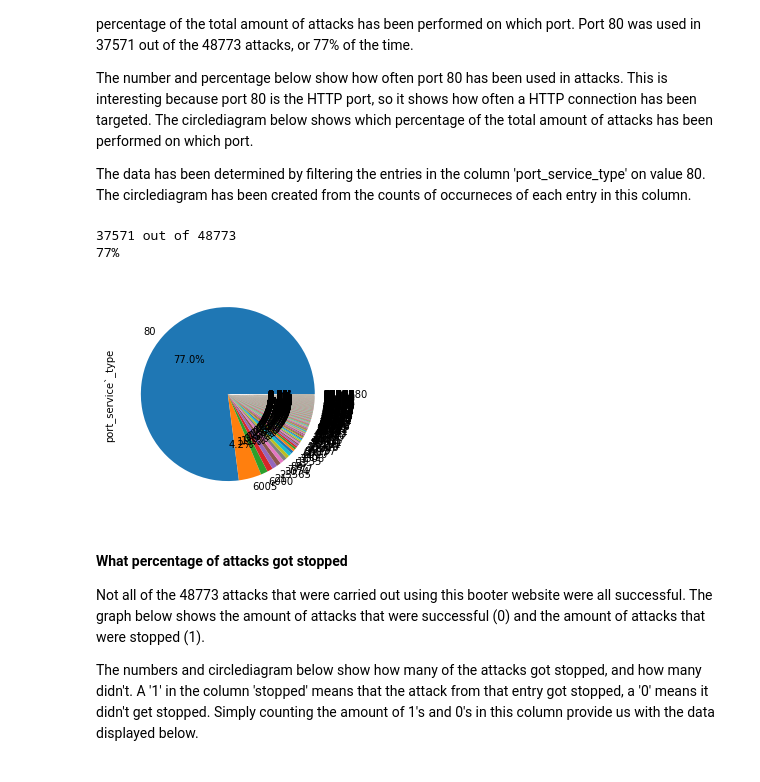
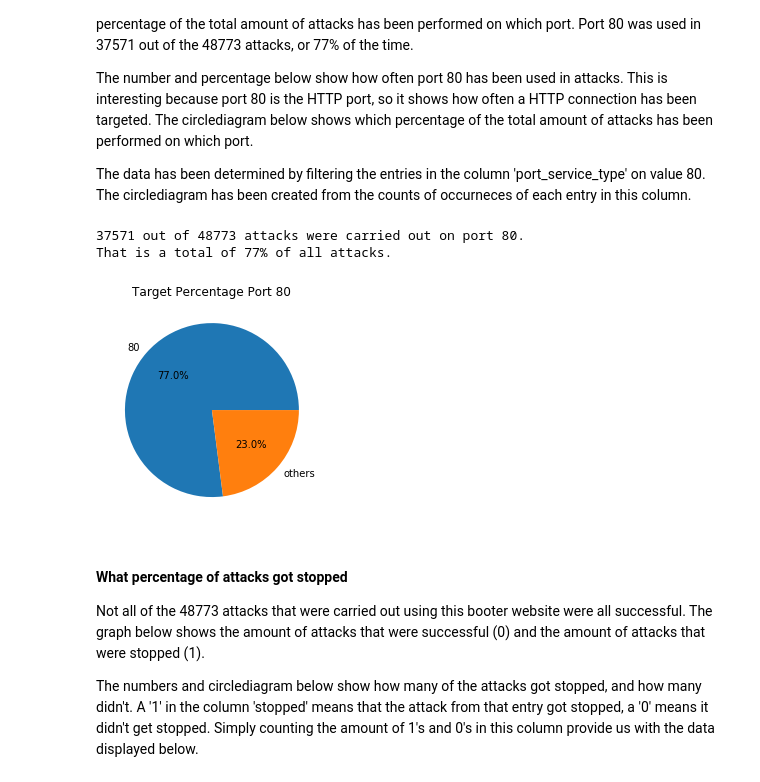
Before and after one commit to NijeboerFrank/jupyter-assignment-3, a Jupyter notebook: assignment2.ipynb, the cells around one changed output. Cells and saved outputs as stored; diff of their text form; code cells hidden in the pictures.

Commit message:
pie chart edits and documetation

```diff
--- a/assignment2.ipynb
+++ b/assignment2.ipynb
@@ -218,23 +223,30 @@ The circlediagram below shows which percentage of the total amount of attacks ha
 
 The data has been determined by filtering the entries in the column 'port_service_type' on value 80. The circlediagram has been created from the counts of occurneces of each entry in this column.
 # %%
+import pandas as pd
 # Get entries in 'port_service' column that equal 80
 port80_attacks = attack_df[attack_df['port_service`_type']==80]
 # Display lenght of entries, resulting in int of entries in the DataFrame compared to total number of entries
-print(str(len(port80_attacks)) + ' out of ' + str(len(attack_entries)))
+print(str(len(port80_attacks)) + ' out of ' + str(len(attack_entries)) + ' attacks were carried out on port 80.')
 # Calculate and display percentage of '80' entries
-print(str(int(len(port80_attacks)/len(attack_entries)*100))+'%')
+print('That is a total of ' + str(int(len(port80_attacks)/len(attack_entries)*100))+'% of all attacks.')
 
 # Count number of entries for each value in 'port_service' column
-port80_plot = attack_df["port_service`_type"].value_counts()
+port80_df = attack_df["port_service`_type"].value_counts()
+# Create new Series containing only number of entries for value with most entries
+df2 = port80_df[:1].copy()
+# Group other entries into 'others' category, sum their amount of entries and append to new Series
+port80_plot = df2.append(pd.Series({ 'others': port80_df[1:].sum()}))
 # Plot pie graph
 port80_plot.plot.pie(autopct='%1.1f%%')
 # Display graph
+plt.title('Target Percentage Port 80')
+plt.ylabel('')
 plt.show()
 # %% [output]
-37571 out of 48773
-77%
+37571 out of 48773 attacks were carried out on port 80.
+That is a total of 77% of all attacks.
-[figure, old version]
+[figure, new version]
 # %% [markdown]
 #### What percentage of attacks got stopped
 Not all of the 48773 attacks that were carried out using this booter website were all successful. The graph below shows the amount of attacks that were successful (0) and the amount of attacks that were stopped (1).
```
Also changed, not shown: parts of 4 cells of this notebook.
